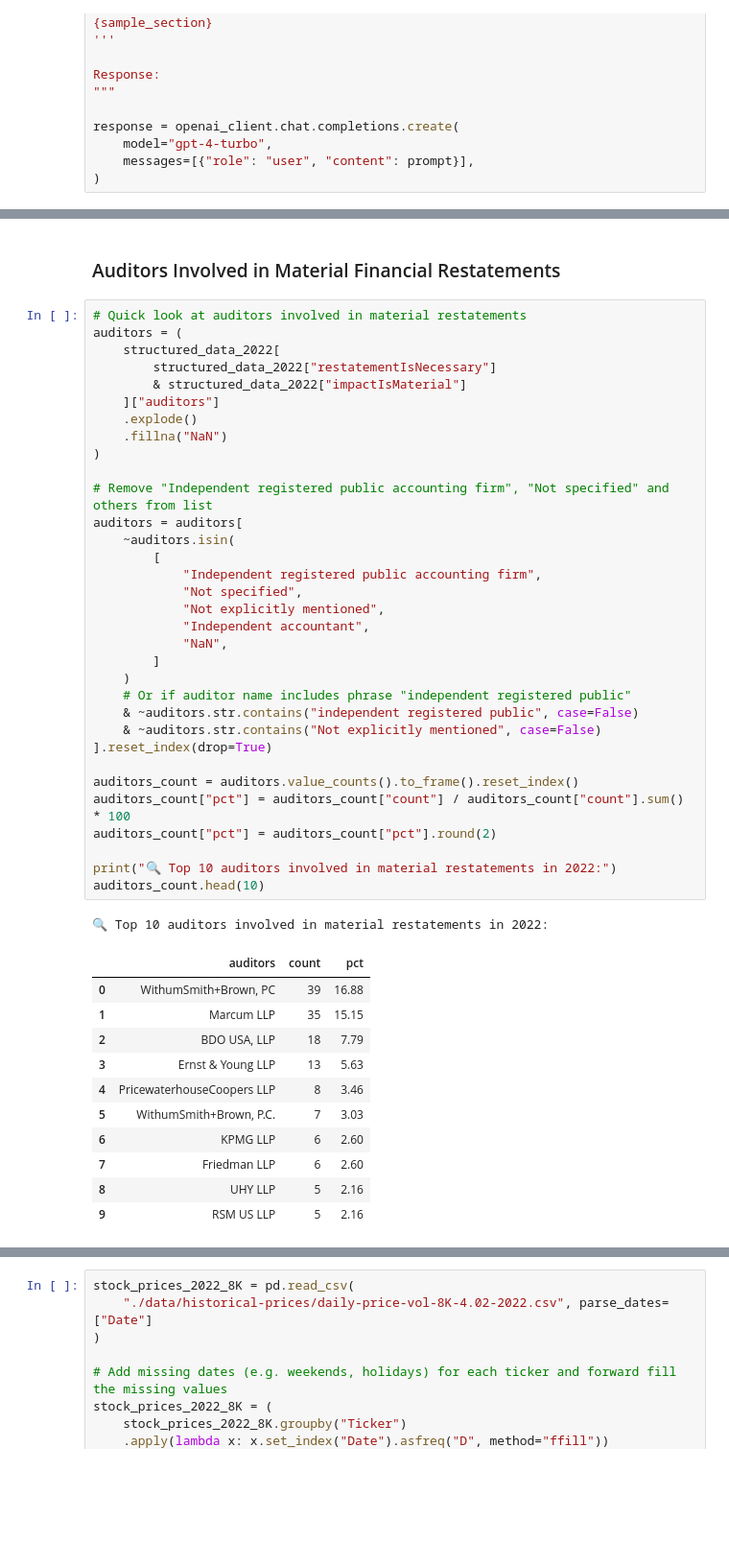
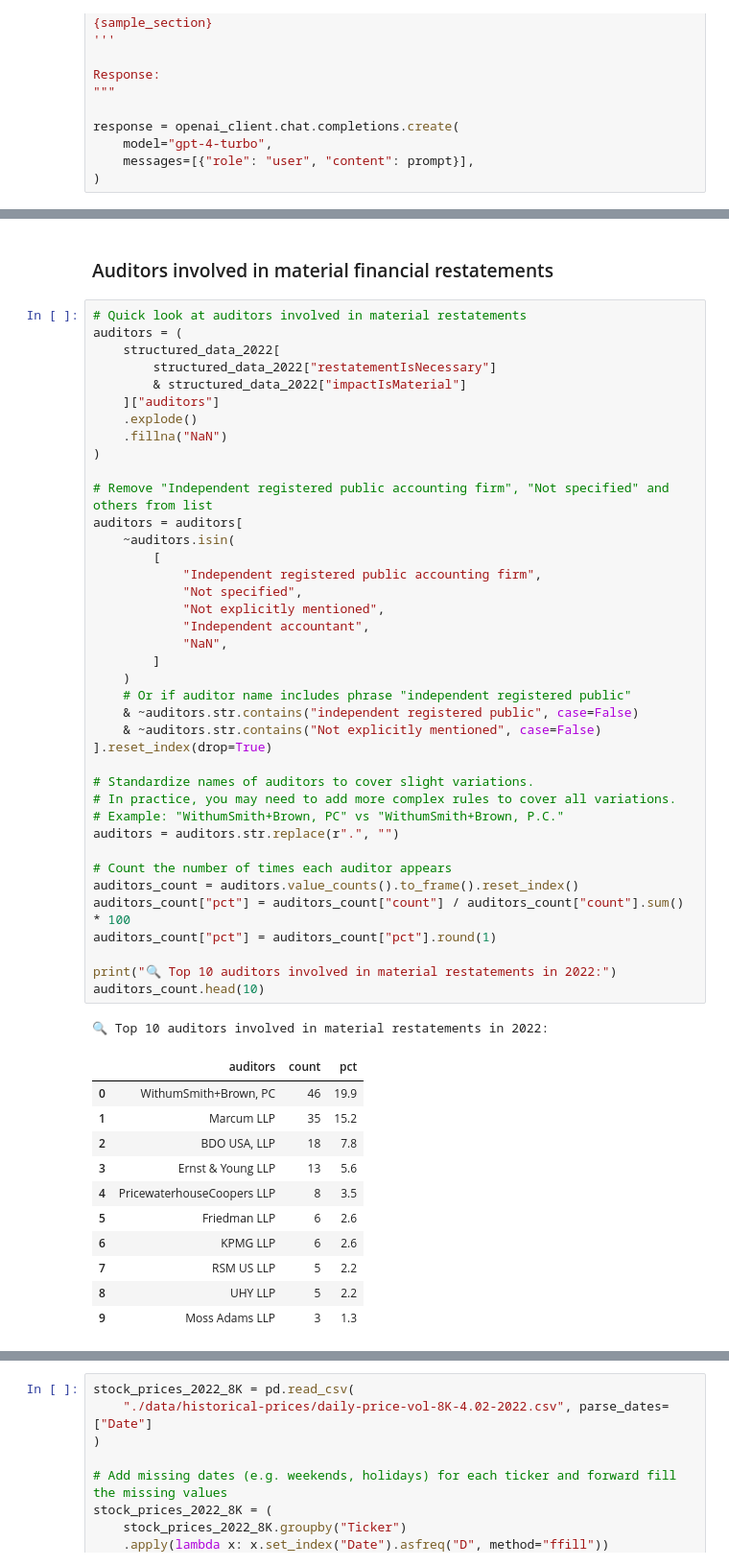
Before and after one commit to janlukasschroeder/ai-for-financial-analysis-and-research, a Jupyter notebook: gpt-4-api-extract-data-from-sec-filings/demo.ipynb, the cells around one changed output, grey strips where cells are left out. Shown: that part at 96% size. Cells and saved outputs as stored; diff of their text form; blank space fills up the shorter version.

```diff
--- a/gpt-4-api-extract-data-from-sec-filings/demo.ipynb
+++ b/gpt-4-api-extract-data-from-sec-filings/demo.ipynb
@@ -333,8 +370,8 @@ structured_data_2022.head()
 | 2 | Non-Reliance on Previously Issued... | [Failure to accrue for certain ex... | [Q3 2021] | True | [Failure to accrue for expenses e... | ... |
 | 3 | Identification of an accounting e... | [Error in the application of Acco... | [Q1 2022, Q2 2022] | True | [To correct misstatements in fina... | ... |
 | 4 | Non-Reliance on Previously Issued... | [Financial records of Human Brand... | [Q2 2021] | True | [Deficiencies in the financial re... | ... |
-# %% [markdown]
-### Auditors Involved in Material Financial Restatements
+# %% [markdown]
+### Auditors involved in material financial restatements
 # %%
 # Quick look at auditors involved in material restatements
 auditors = (
@@ -343,41 +380,47 @@ auditors = (
         & structured_data_2022["impactIsMaterial"]
     ]["auditors"]
     .explode()
     .fillna("NaN")
 )
 
 # Remove "Independent registered public accounting firm", "Not specified" and others from list
 auditors = auditors[
     ~auditors.isin(
         [
             "Independent registered public accounting firm",
             "Not specified",
             "Not explicitly mentioned",
             "Independent accountant",
             "NaN",
         ]
     )
     # Or if auditor name includes phrase "independent registered public"
     & ~auditors.str.contains("independent registered public", case=False)
     & ~auditors.str.contains("Not explicitly mentioned", case=False)
 ].reset_index(drop=True)
 
+# Standardize names of auditors to cover slight variations.
+# In practice, you may need to add more complex rules to cover all variations.
+# Example: "WithumSmith+Brown, PC" vs "WithumSmith+Brown, P.C."
+auditors = auditors.str.replace(r".", "")
+
+# Count the number of times each auditor appears
 auditors_count = auditors.value_counts().to_frame().reset_index()
 auditors_count["pct"] = auditors_count["count"] / auditors_count["count"].sum() * 100
-auditors_count["pct"] = auditors_count["pct"].round(2)
+auditors_count["pct"] = auditors_count["pct"].round(1)
 
 print("🔍 Top 10 auditors involved in material restatements in 2022:")
 auditors_count.head(10)
 # %% [output]
 🔍 Top 10 auditors involved in material restatements in 2022:
 |  | auditors | count | pct |
-| 0 | WithumSmith+Brown, PC | 39 | 16.88 |
-| 1 | Marcum LLP | 35 | 15.15 |
-| 2 | BDO USA, LLP | 18 | 7.79 |
-| 3 | Ernst & Young LLP | 13 | 5.63 |
-| 4 | PricewaterhouseCoopers LLP | 8 | 3.46 |
-| 5 | WithumSmith+Brown, P.C. | 7 | 3.03 |
-| 6 | KPMG LLP | 6 | 2.60 |
-| 7 | Friedman LLP | 6 | 2.60 |
-| 8 | UHY LLP | 5 | 2.16 |
-| 9 | RSM US LLP | 5 | 2.16 |
+| 0 | WithumSmith+Brown, PC | 46 | 19.9 |
+| 1 | Marcum LLP | 35 | 15.2 |
+| 2 | BDO USA, LLP | 18 | 7.8 |
+| 3 | Ernst & Young LLP | 13 | 5.6 |
+| 4 | PricewaterhouseCoopers LLP | 8 | 3.5 |
+| 5 | Friedman LLP | 6 | 2.6 |
+| 6 | KPMG LLP | 6 | 2.6 |
+| 7 | RSM US LLP | 5 | 2.2 |
+| 8 | UHY LLP | 5 | 2.2 |
+| 9 | Moss Adams LLP | 3 | 1.3 |
```
Also changed, not shown: parts of 19 cells of this notebook, 3 other files.
